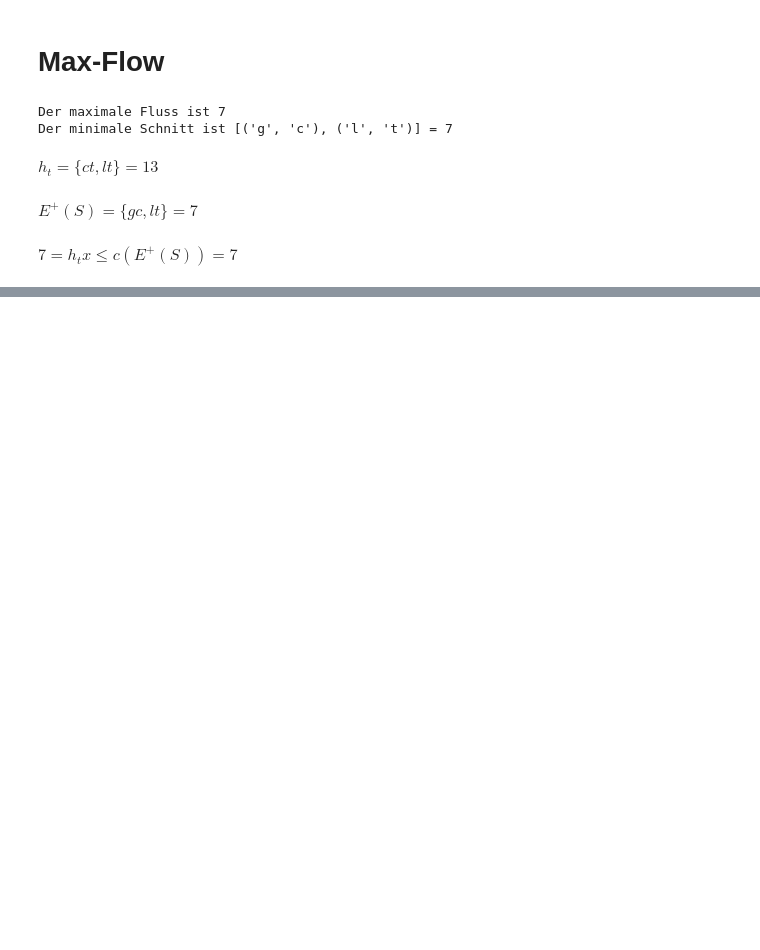
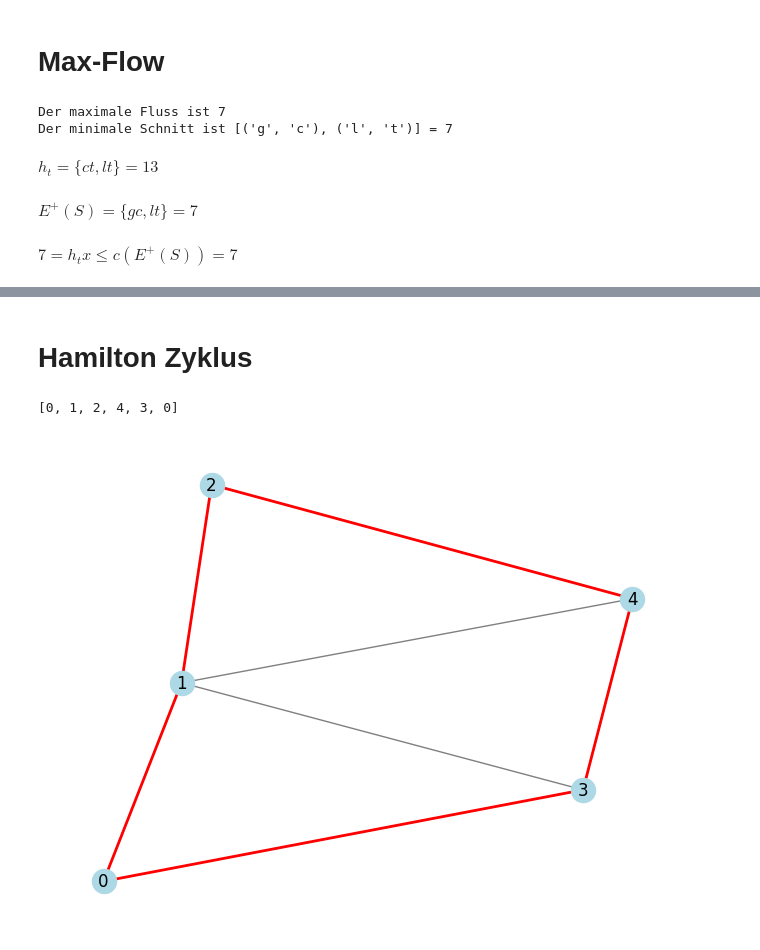
Before and after one commit to FlorianSymmank/DiskreteMath, a Jupyter notebook: notebook.ipynb, the cells around one changed output, grey strips where cells are left out. Saved outputs shown, nothing was run; the diff lists cells and outputs as text; code cells hidden in the pictures; blank space fills up the shorter version.

Commit message:
add hamilton cycle

```diff
--- a/notebook.ipynb
+++ b/notebook.ipynb
@@ -913,0 +915,2 @@ draw_flow_graph(graph, flow_graph, min_cut)
+# %% [markdown]
+# Hamilton Zyklus
@@ -913,0 +953,52 @@ draw_flow_graph(graph, flow_graph, min_cut)
+# %%
+graph = [[0, 1, 0, 1, 0], # 0 -> 1, 0 -> 3
+        [1, 0, 1, 1, 1], # 1 -> 0, 1 -> 2, 1 -> 3, 1 -> 4
+        [0, 1, 0, 0, 1], # 2 -> 1, 2 -> 4
+        [1, 1, 0, 0, 1], # 3 -> 0, 3 -> 1, 3 -> 4
+        [0, 1, 1, 1, 0]] # 4 -> 1, 4 -> 2, 4 -> 3
+h = hamilton_cycle(graph) # [0, 1, 2, 4, 3, 0]
+print(h)
+
+# graph = [[0, 1, 0, 1, 0],
+#         [1, 0, 1, 1, 1],
+#         [0, 1, 0, 0, 1],
+#         [1, 1, 0, 0, 1],
+#         [0, 1, 1, 1, 0]]
+# h = hamilton_cycle(graph, 3) # [3, 0, 1, 2, 4, 3]
+# print(h)
+
+# graph = [[0, 1, 0, 1, 0],
+#         [1, 0, 1, 1, 1],
+#         [0, 1, 0, 0, 1],
+#         [1, 1, 0, 0, 0],
+#         [0, 1, 1, 0, 0]]
+# h = hamilton_cycle(graph,4) # no
+# print(h)
+# %% [output]
+[0, 1, 2, 4, 3, 0]
+# %%
+def plot_hamilton(graph, cycle):
+    # Create a graph
+    G = nx.Graph()
+
+    # Add edges based on the adjacency matrix
+    for i in range(len(graph)):
+        for j in range(len(graph[i])):
+            if graph[i][j] == 1:
+                G.add_edge(i, j)
+
+
+    # Draw the graph
+    pos = nx.spring_layout(G)
+    nx.draw(G, pos, with_labels=True, node_color='lightblue', edge_color='gray')
+
+    # Overlay the Hamiltonian cycle
+    for i in range(len(cycle) - 1):
+        nx.draw_networkx_edges(G, pos, edgelist=[(cycle[i], cycle[i + 1])], edge_color='red', width=2)
+
+    # Show the plot
+    plt.show()
+# %%
+plot_hamilton(graph, h)
+# %% [output]
+[figure, added]
```
Also changed, not shown: parts of 6 cells of this notebook.
